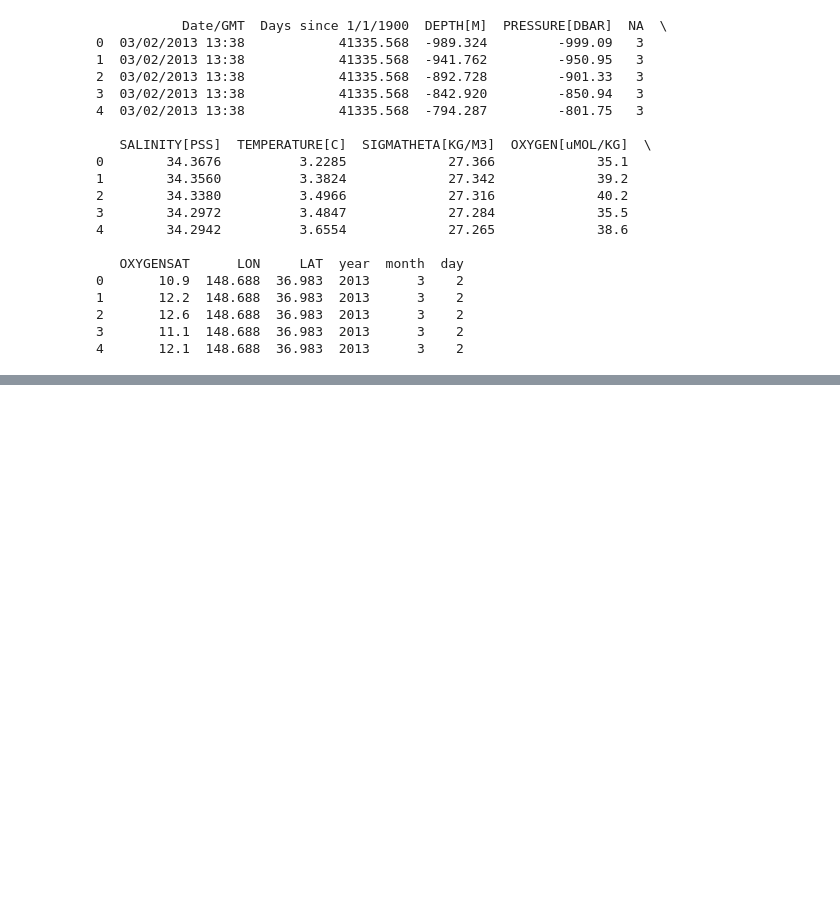
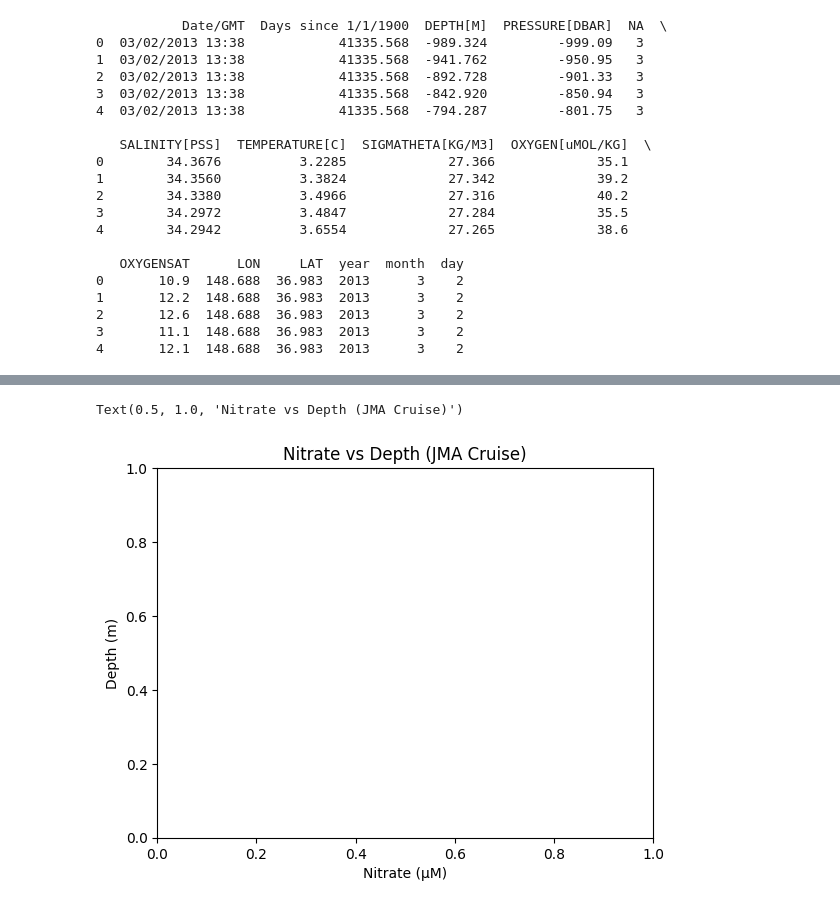
Before and after one commit to kehrlin/QLC240L14RN.Gen, a Jupyter notebook: Excercise_9.ipynb, the cells around one changed output, grey strips where cells are left out. Cells and saved outputs as stored; diff of their text form; code cells hidden in the pictures; blank space fills up the shorter version.

```diff
--- a/Excercise_9.ipynb
+++ b/Excercise_9.ipynb
@@ -78,0 +133,7 @@ print (data_BGC.head())
+# %%
+plt.xlabel("Nitrate (µM)")
+plt.ylabel("Depth (m)")
+plt.title("Nitrate vs Depth (JMA Cruise)")
+# %% [output]
+Text(0.5, 1.0, 'Nitrate vs Depth (JMA Cruise)')
+[figure, added]
```
Also changed, not shown: parts of 24 cells of this notebook.
